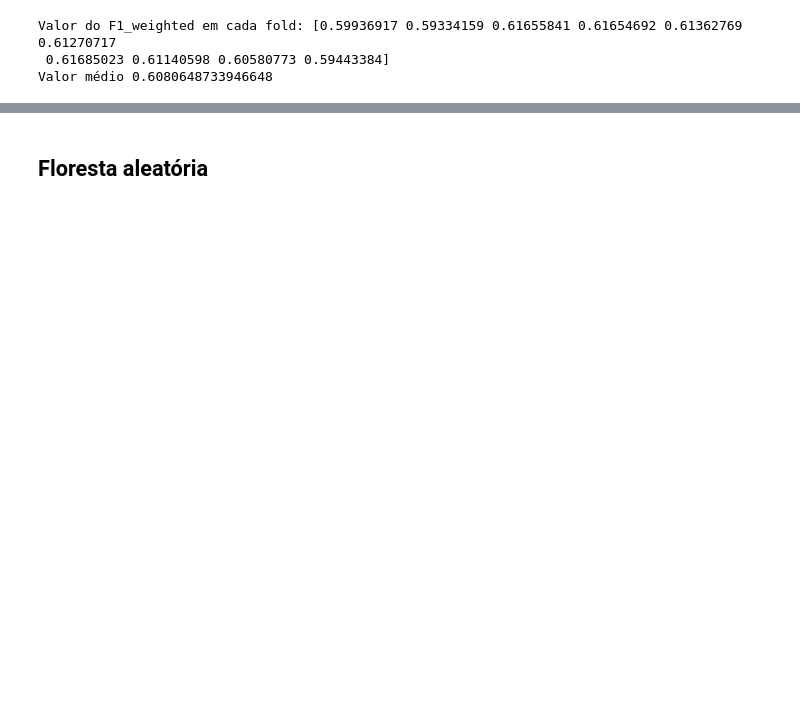
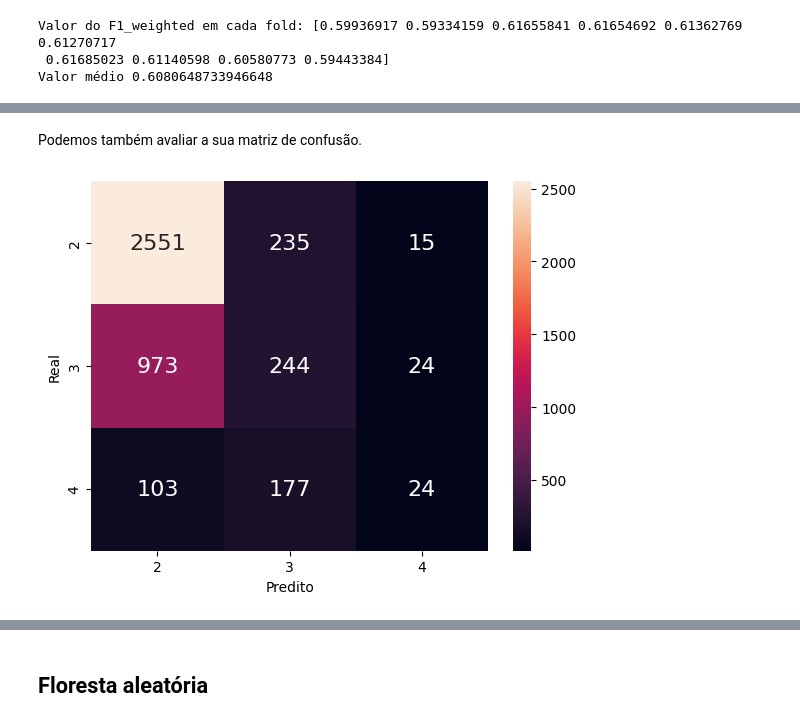
Before and after one commit to ComicDeath/Proton-Collision-Classifier, a Jupyter notebook: Proton-Collision-Classifier.ipynb, the cells around one changed output, grey strips where cells are left out. Drawn from its saved outputs; the diff is of its cells as text; code cells hidden in the pictures; blank space fills up the shorter version.

```diff
--- a/Proton-Collision-Classifier.ipynb
+++ b/Proton-Collision-Classifier.ipynb
@@ -740,0 +766,9 @@ print("F1-score ponderado final:", f1_rl_final)
+# %% [markdown]
+Podemos também avaliar a sua matriz de confusão.
+# %%
+matriz_conf = confusion_matrix(y_teste, y_pred, labels=ordem_labels)
+df_conf = pd.DataFrame(matriz_conf, ordem_labels, ordem_labels)
+eixo = sns.heatmap(df_conf, annot=True, annot_kws={"size": 16}, fmt="d")
+eixo.set(xlabel="Predito", ylabel="Real");
+# %% [output]
+[figure, added]
```
Also changed, not shown: parts of 80 cells of this notebook.
